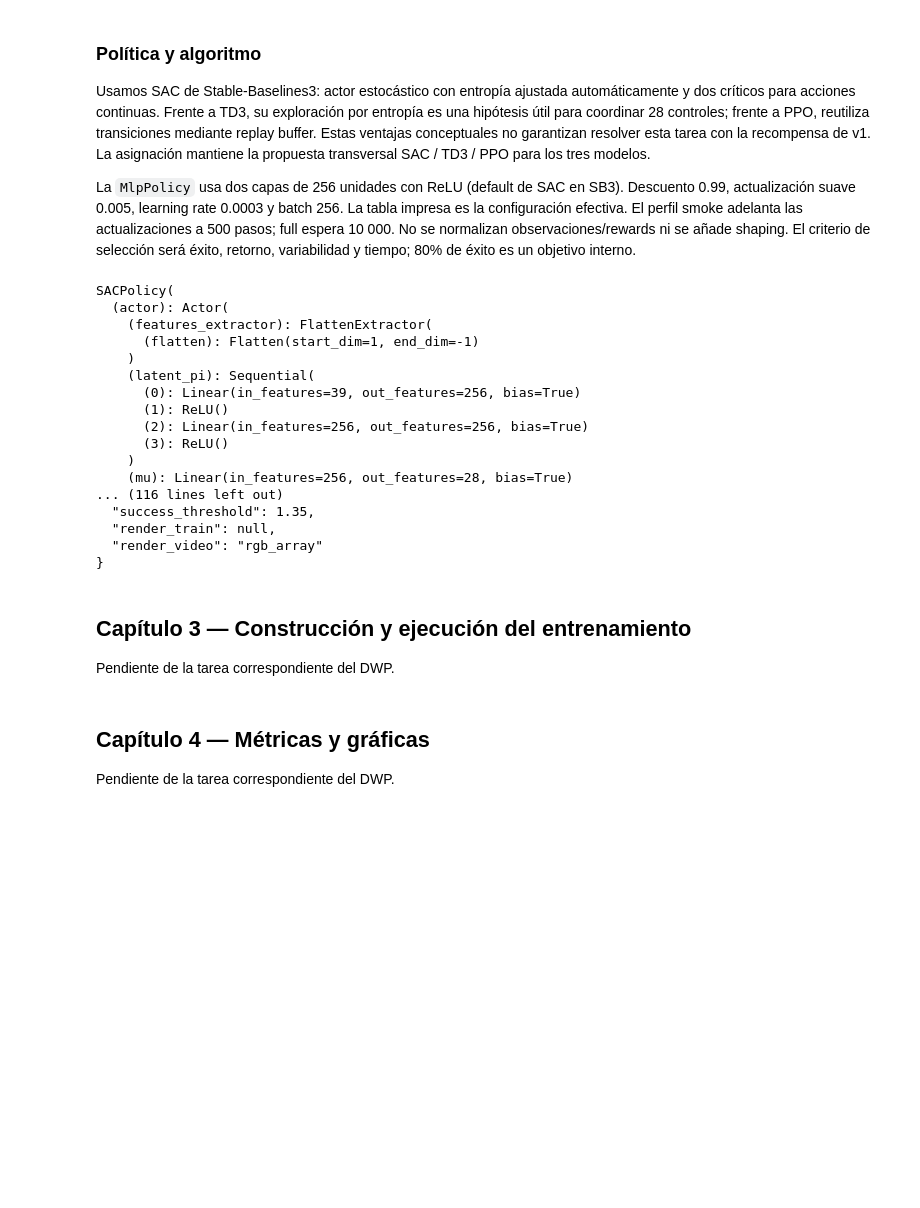
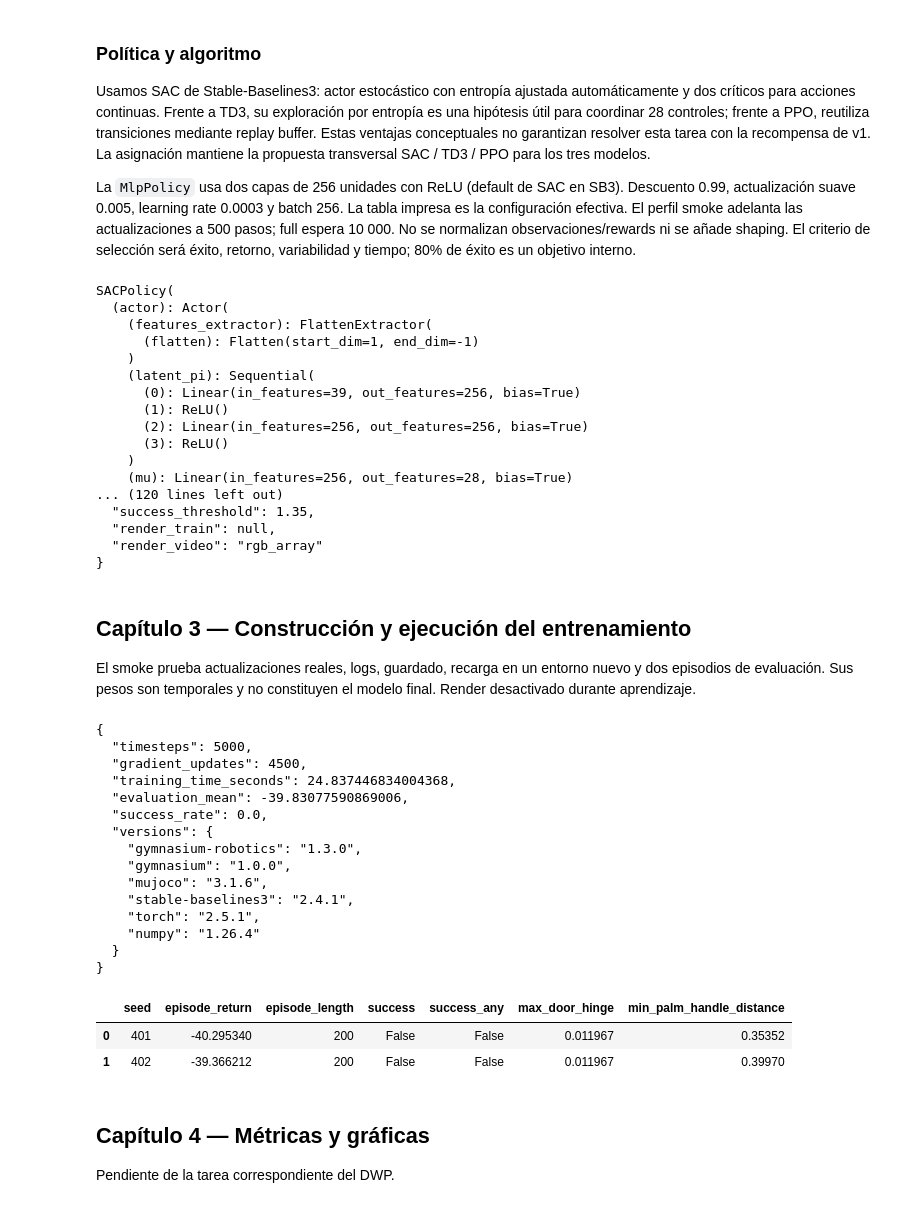
Before and after one commit to j-mauro-r/reinforcement_learning_reto_2, a Jupyter notebook: 1-AdroitHandDoor/AdroitHandDoor.ipynb, the cells around one changed output. Drawn from its saved outputs; the diff is of its cells as text; code cells hidden in the pictures; blank space fills up the shorter version.

Commit message:
feat(adroit): validate 5000-step smoke training and reload — Task 4 of PLAN_adroit_hand_door

```diff
--- a/1-AdroitHandDoor/AdroitHandDoor.ipynb
+++ b/1-AdroitHandDoor/AdroitHandDoor.ipynb
@@ -54,6 +54,7 @@ CONFIG = {
             "policy_kwargs": {"net_arch": [256, 256]}},
     "learning_starts": {"smoke": 500, "full": 10_000},
     "video_fps": 30, "video_episodes": 1, "device": "cuda" if IN_COLAB and torch.cuda.is_available() else "cpu", "torch_threads": 1,
+    "smoke_eval_seeds": [401, 402],
     "expected_horizon": 200, "expected_frame_skip": 5,
     "obs_dim": 39, "action_dim": 28, "success_threshold": 1.35,
     "render_train": None, "render_video": "rgb_array",
@@ -67,6 +68,7 @@ VIDEO_DIR = PROJECT_ROOT / "videos"
 RESULTS_DIR = PROJECT_ROOT / "results"
 FIGURES_DIR = RESULTS_DIR / "figures"
 RUNS_DIR = PROJECT_ROOT / "runs"
+SMOKE_DIR = PROJECT_ROOT.parent / "tmp" / "adroit_smoke"
 FINAL_MODEL_PATH = MODEL_DIR / "adroit_hand_door_sac.zip"
 FINAL_METADATA_PATH = FINAL_MODEL_PATH.with_suffix(".metadata.json")
 for folder in (MODEL_DIR, VIDEO_DIR, RESULTS_DIR, FIGURES_DIR, RUNS_DIR):
@@ -331,7 +333,7 @@ SACPolicy(
       (3): ReLU()
     )
     (mu): Linear(in_features=256, out_features=28, bias=True)
-... (116 lines left out)
+... (120 lines left out)
   "success_threshold": 1.35,
   "render_train": null,
   "render_video": "rgb_array"
@@ -339,7 +341,68 @@ SACPolicy(
 # %% [markdown]
 ## Capítulo 3 — Construcción y ejecución del entrenamiento
 
-Pendiente de la tarea correspondiente del DWP.
+El smoke prueba actualizaciones reales, logs, guardado, recarga en un entorno nuevo y dos episodios de evaluación. Sus pesos son temporales y no constituyen el modelo final. Render desactivado durante aprendizaje.
+# %%
+from stable_baselines3.common.monitor import Monitor
+
+SMOKE_DIR.mkdir(parents=True, exist_ok=True)
+smoke_model_path = SMOKE_DIR / "smoke_sac.zip"
+train_env = Monitor(make_env(seed=CONFIG["train_seed"]), str(SMOKE_DIR / "training.monitor.csv"))
+try:
+    model = build_model(train_env, profile="smoke")
+    initial_parameters = {k: v.detach().clone() for k, v in model.policy.state_dict().items()}
+    started = time.perf_counter()
+    model.learn(total_timesteps=CONFIG["timesteps"]["smoke"])
+    training_time_seconds = time.perf_counter() - started
+    assert model.num_timesteps == CONFIG["timesteps"]["smoke"]
+    assert model._n_updates > 0
+    assert all(torch.isfinite(v).all() for v in model.policy.state_dict().values())
+    assert any(not torch.equal(v, initial_parameters[k]) for k, v in model.policy.state_dict().items())
+    model.save(smoke_model_path)
+    smoke_updates = model._n_updates
+finally:
+    train_env.close()
+
+eval_env = make_env(seed=CONFIG["smoke_eval_seeds"][0])
+try:
+    obs, _ = eval_env.reset(seed=CONFIG["smoke_eval_seeds"][0])
+    resolved_device = CONFIG["device"]
+    loaded = SAC.load(smoke_model_path, env=eval_env, device=resolved_device)
+    action, _ = loaded.predict(obs, deterministic=True)
+    assert action.shape == (28,)
+    assert eval_env.action_space.contains(action.astype(eval_env.action_space.dtype))
+    before = {k: v.detach().clone() for k, v in loaded.policy.state_dict().items()}
+    smoke_df = evaluate_policy(loaded, CONFIG["smoke_eval_seeds"])
+    assert all(torch.equal(v, before[k]) for k, v in loaded.policy.state_dict().items())
+finally:
+    eval_env.close()
+smoke_df.to_csv(SMOKE_DIR / "evaluation.csv", index=False)
+smoke_metrics = {"timesteps": loaded.num_timesteps, "gradient_updates": smoke_updates,
+                 "training_time_seconds": training_time_seconds,
+                 "evaluation_mean": smoke_df.episode_return.mean(),
+                 "success_rate": smoke_df.success.mean(), "versions": VERSIONS}
+(SMOKE_DIR / "metrics.json").write_text(json.dumps(smoke_metrics, indent=2) + "\n")
+print(json.dumps(smoke_metrics, indent=2))
+display(smoke_df)
+# %% [output]
+{
+  "timesteps": 5000,
+  "gradient_updates": 4500,
+  "training_time_seconds": 24.837446834004368,
+  "evaluation_mean": -39.83077590869006,
+  "success_rate": 0.0,
+  "versions": {
+    "gymnasium-robotics": "1.3.0",
+    "gymnasium": "1.0.0",
+    "mujoco": "3.1.6",
+    "stable-baselines3": "2.4.1",
+    "torch": "2.5.1",
+    "numpy": "1.26.4"
+  }
+}
+|  | seed | episode_return | episode_length | success | success_any | max_door_hinge | min_palm_handle_distance |
+| 0 | 401 | -40.295340 | 200 | False | False | 0.011967 | 0.35352 |
+| 1 | 402 | -39.366212 | 200 | False | False | 0.011967 | 0.39970 |
 # %% [markdown]
 ## Capítulo 4 — Métricas y gráficas
 
```
Also changed, not shown: parts of 1 cell of this notebook, 1 other file.
